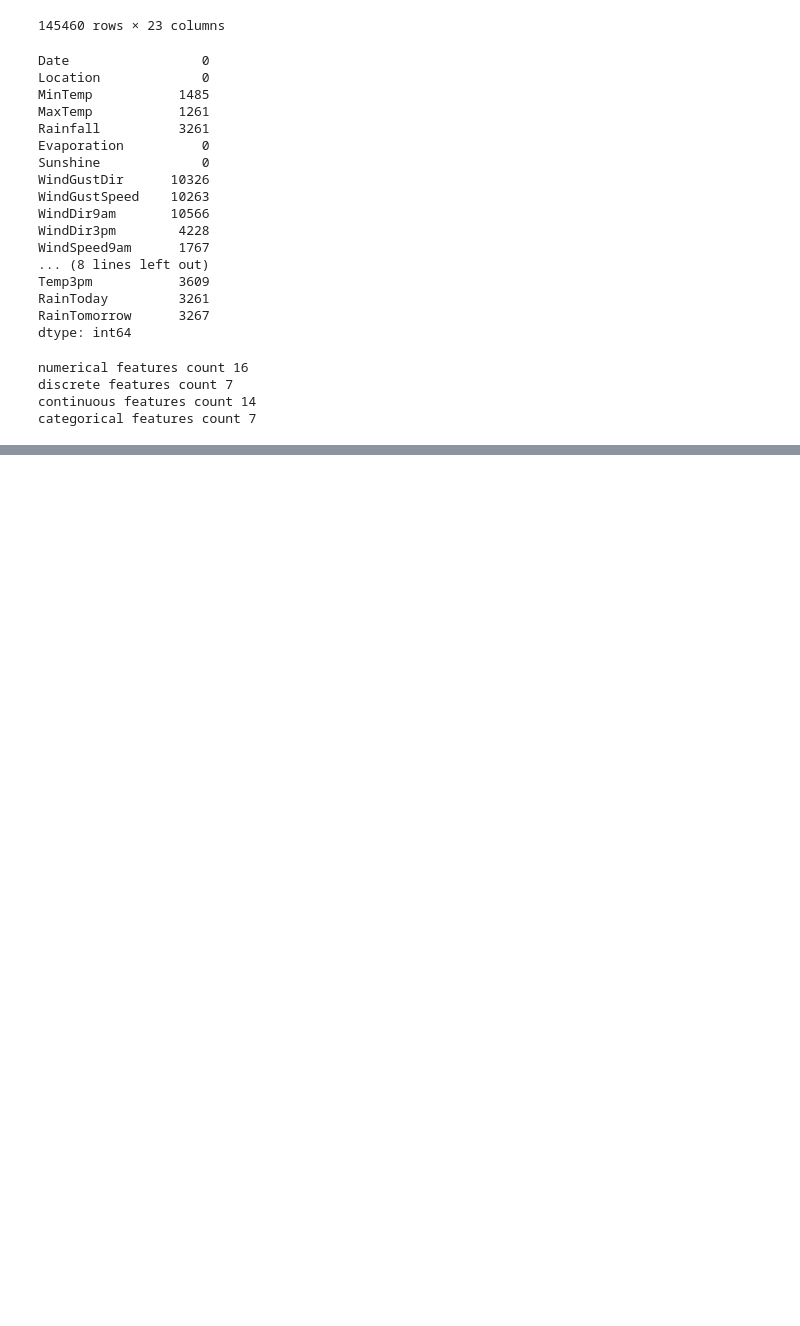
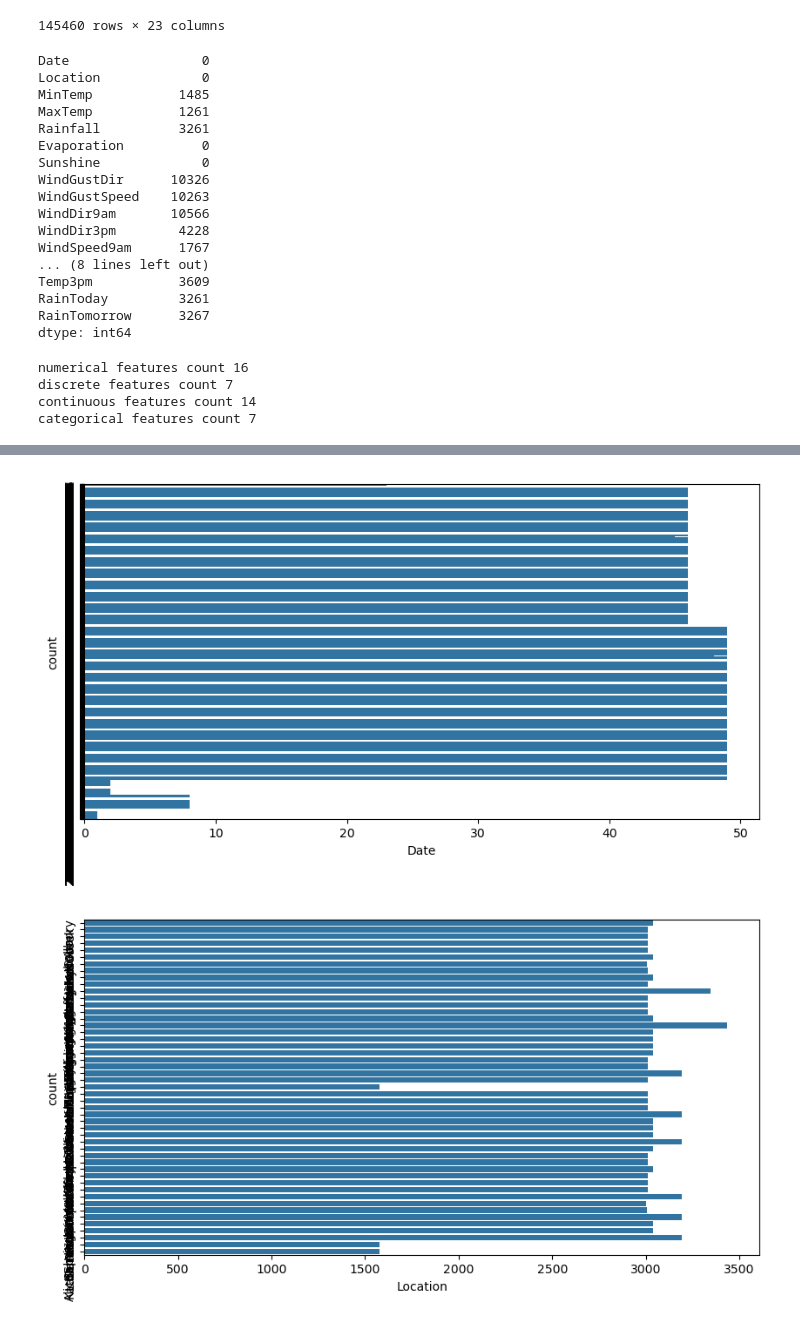
Before and after one commit to ritikbhambu/Rain_prediction, a Jupyter notebook: Rain_prediction.ipynb, the cells around one changed output, grey strips where cells are left out. Cells and saved outputs as stored; diff of their text form; code cells hidden in the pictures; blank space fills up the shorter version.

```diff
--- a/Rain_prediction.ipynb
+++ b/Rain_prediction.ipynb
@@ -148,0 +162,13 @@ categorical features count 7
+# %%
+for i in categorical_features:
+    plt.figure(figsize=(10, 5))
+
+    sns.countplot(df[i])
+    plt.xlabel(i)
+    plt.ylabel('count')
+    plt.yticks(rotation='vertical')
+
+    plt.show()
+# %% [output]
+[figure, added]
+[figure, added]
```
Also changed, not shown: parts of 7 cells of this notebook.
